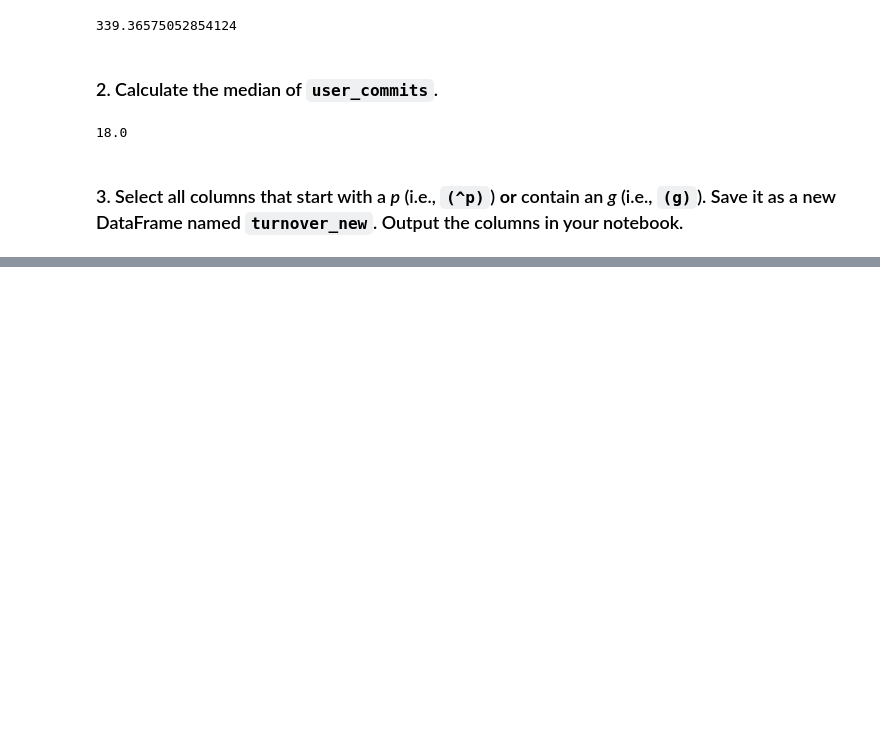
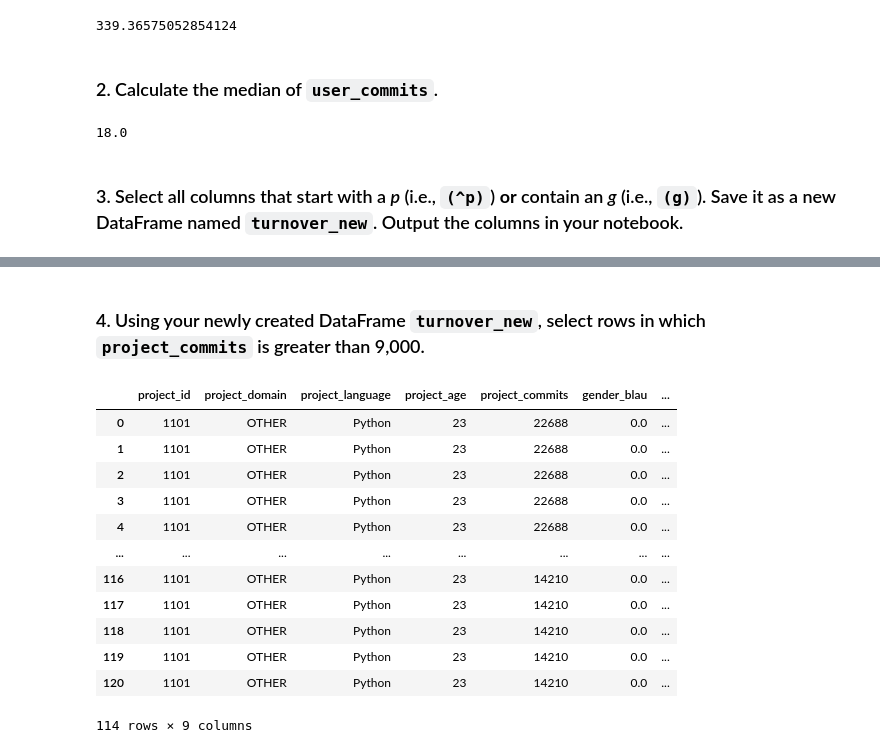
Before and after one commit to MarkLannen/week8labs, a Jupyter notebook: 08_Independent_Lab_Lannen.ipynb, the cells around one changed output, grey strips where cells are left out. Cells and saved outputs as stored; diff of their text form; code cells hidden in the pictures; blank space fills up the shorter version.

```diff
--- a/08_Independent_Lab_Lannen.ipynb
+++ b/08_Independent_Lab_Lannen.ipynb
@@ -83,0 +98,19 @@ turnove_new
+# %% [markdown]
+### 4. Using your newly created DataFrame `turnover_new`, select rows in which `project_commits` is greater than 9,000.
+# %%
+filtered_turnover_new = turnover_new[turnover_new['project_commits'] > 9000]
+filtered_turnover_new
+# %% [output]
+|  | project_id | project_domain | project_language | project_age | project_commits | gender_blau | ... |
+| 0 | 1101 | OTHER | Python | 23 | 22688 | 0.0 | ... |
+| 1 | 1101 | OTHER | Python | 23 | 22688 | 0.0 | ... |
+| 2 | 1101 | OTHER | Python | 23 | 22688 | 0.0 | ... |
+| 3 | 1101 | OTHER | Python | 23 | 22688 | 0.0 | ... |
+| 4 | 1101 | OTHER | Python | 23 | 22688 | 0.0 | ... |
+| ... | ... | ... | ... | ... | ... | ... | ... |
+| 116 | 1101 | OTHER | Python | 23 | 14210 | 0.0 | ... |
+| 117 | 1101 | OTHER | Python | 23 | 14210 | 0.0 | ... |
+| 118 | 1101 | OTHER | Python | 23 | 14210 | 0.0 | ... |
+| 119 | 1101 | OTHER | Python | 23 | 14210 | 0.0 | ... |
+| 120 | 1101 | OTHER | Python | 23 | 14210 | 0.0 | ... |
+114 rows × 9 columns
```
Also changed, not shown: parts of 1 cell of this notebook.
